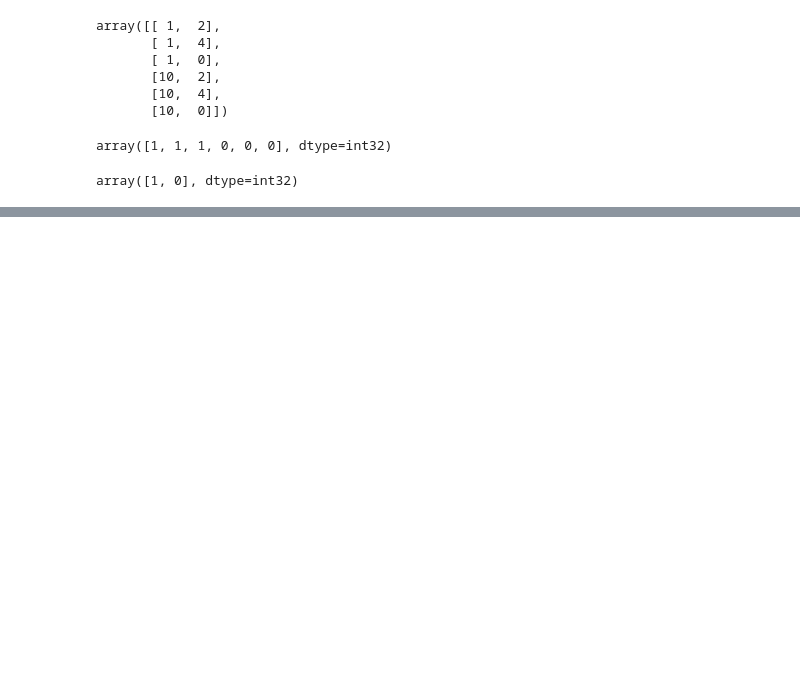
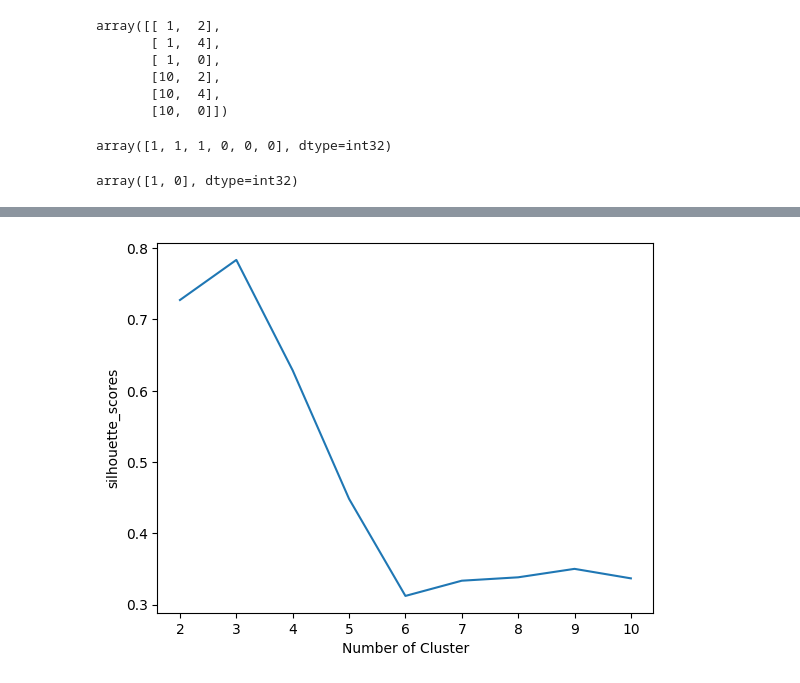
Before and after one commit to omkarpawar1430/Ineuron-FSDS-2.0, a Jupyter notebook: self practice/28_may_unsupervised_ML.ipynb, the cells around one changed output, grey strips where cells are left out. Cells and saved outputs as stored; diff of their text form; code cells hidden in the pictures; blank space fills up the shorter version.

```diff
--- a/self practice/28_may_unsupervised_ML.ipynb
+++ b/self practice/28_may_unsupervised_ML.ipynb
@@ -28,0 +156,2 @@ array([1, 0], dtype=int32)
+# %%
+k = KneeLocator(range(2,11), wcss, curve= 'convex', direction = 'decreasing')
@@ -28,0 +164,13 @@ array([1, 0], dtype=int32)
+# %%
+from sklearn.model_selection import train_test_split
+X_train, X_test, y_train, y_test = train_test_split(X,y, test_size=0.33, random_state=20)
+# %%
+silhouette_scores = []
+
+for k in range(2, 11):
+    kmeans = KMeans(n_clusters=k, init = "k-means++")
+    kmeans.fit(X_train)
+    score = silhouette_score(X_train, kmeans.labels_)
+    silhouette_scores.append(score)
+
+silhouette_scores
@@ -28,0 +187,8 @@ array([1, 0], dtype=int32)
+# %%
+plt.plot(range(2,11), silhouette_scores)
+plt.xticks(range(2,11))
+plt.xlabel("Number of Cluster")
+plt.ylabel("silhouette_scores")
+plt.show()
+# %% [output]
+[figure, added]
```
Also changed, not shown: parts of 28 cells of this notebook, 42 other files.
